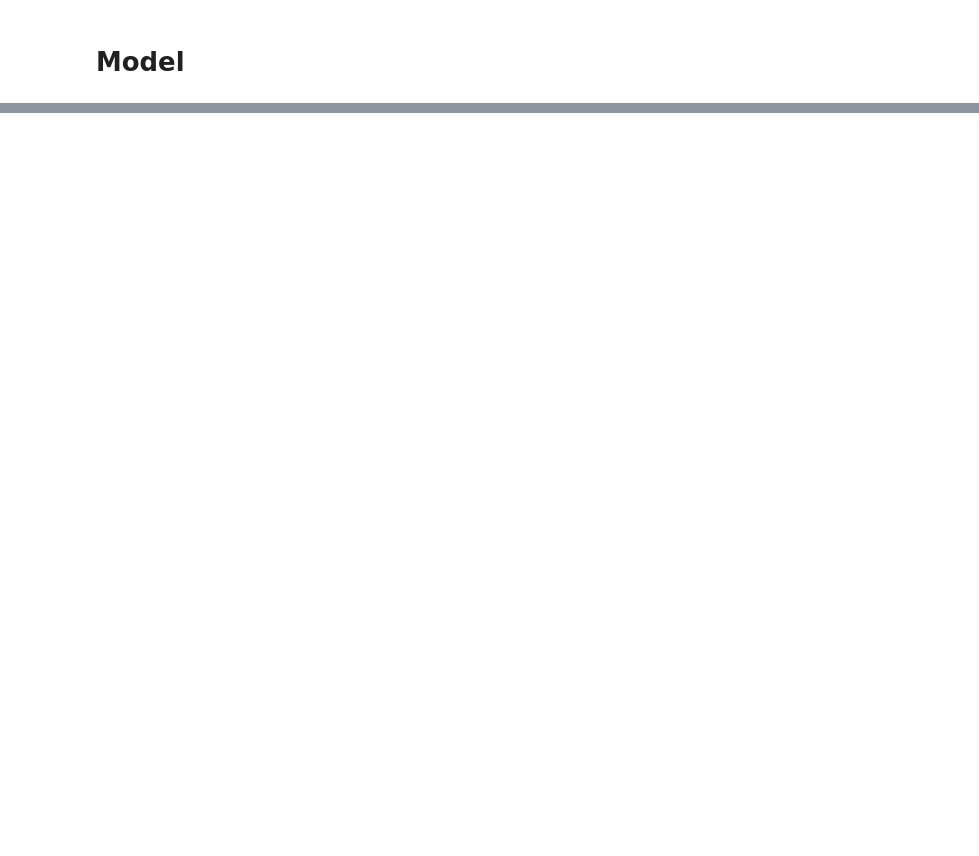
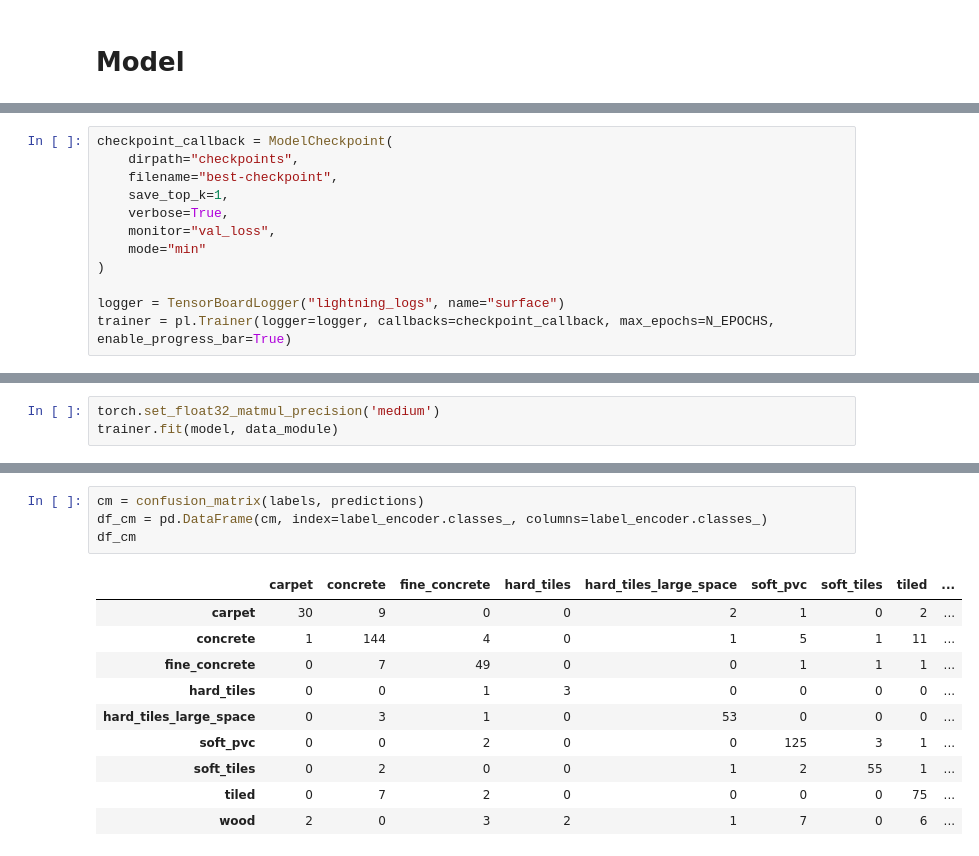
Before and after one commit to neeresh/SepsisEarlyPrediction, a Jupyter notebook: main.ipynb, the cells around one changed output, grey strips where cells are left out. Drawn from its saved outputs; the diff is of its cells as text; blank space fills up the shorter version.

```diff
--- a/main.ipynb
+++ b/main.ipynb
@@ -184,0 +266,12 @@ if labels is not None:
+# %%
+checkpoint_callback = ModelCheckpoint(
+    dirpath="checkpoints",
+    filename="best-checkpoint",
+    save_top_k=1,
+    verbose=True,
+    monitor="val_loss",
+    mode="min"
+)
+
+logger = TensorBoardLogger("lightning_logs", name="surface")
+trainer = pl.Trainer(logger=logger, callbacks=checkpoint_callback, max_epochs=N_EPOCHS, enable_progress_bar=True)
@@ -184,0 +283,3 @@ if labels is not None:
+# %%
+torch.set_float32_matmul_precision('medium')
+trainer.fit(model, data_module)
@@ -184,0 +379,15 @@ if labels is not None:
+# %%
+cm = confusion_matrix(labels, predictions)
+df_cm = pd.DataFrame(cm, index=label_encoder.classes_, columns=label_encoder.classes_)
+df_cm
+# %% [output]
+|  | carpet | concrete | fine_concrete | hard_tiles | hard_tiles_large_space | soft_pvc | soft_tiles | tiled | ... |
+| carpet | 30 | 9 | 0 | 0 | 2 | 1 | 0 | 2 | ... |
+| concrete | 1 | 144 | 4 | 0 | 1 | 5 | 1 | 11 | ... |
+| fine_concrete | 0 | 7 | 49 | 0 | 0 | 1 | 1 | 1 | ... |
+| hard_tiles | 0 | 0 | 1 | 3 | 0 | 0 | 0 | 0 | ... |
+| hard_tiles_large_space | 0 | 3 | 1 | 0 | 53 | 0 | 0 | 0 | ... |
+| soft_pvc | 0 | 0 | 2 | 0 | 0 | 125 | 3 | 1 | ... |
+| soft_tiles | 0 | 2 | 0 | 0 | 1 | 2 | 55 | 1 | ... |
+| tiled | 0 | 7 | 2 | 0 | 0 | 0 | 0 | 75 | ... |
+| wood | 2 | 0 | 3 | 2 | 1 | 7 | 0 | 6 | ... |
```
Also changed, not shown: parts of 16 cells of this notebook.
